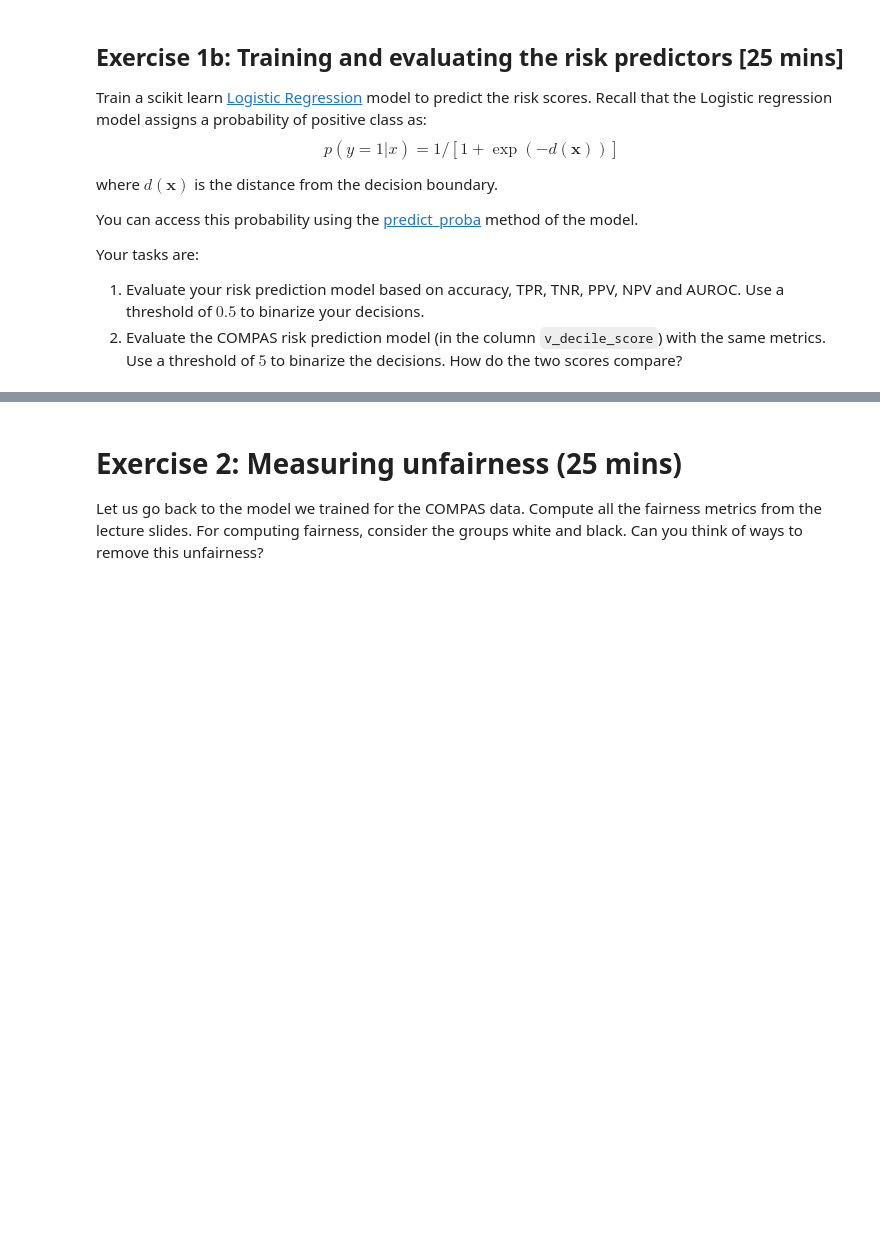
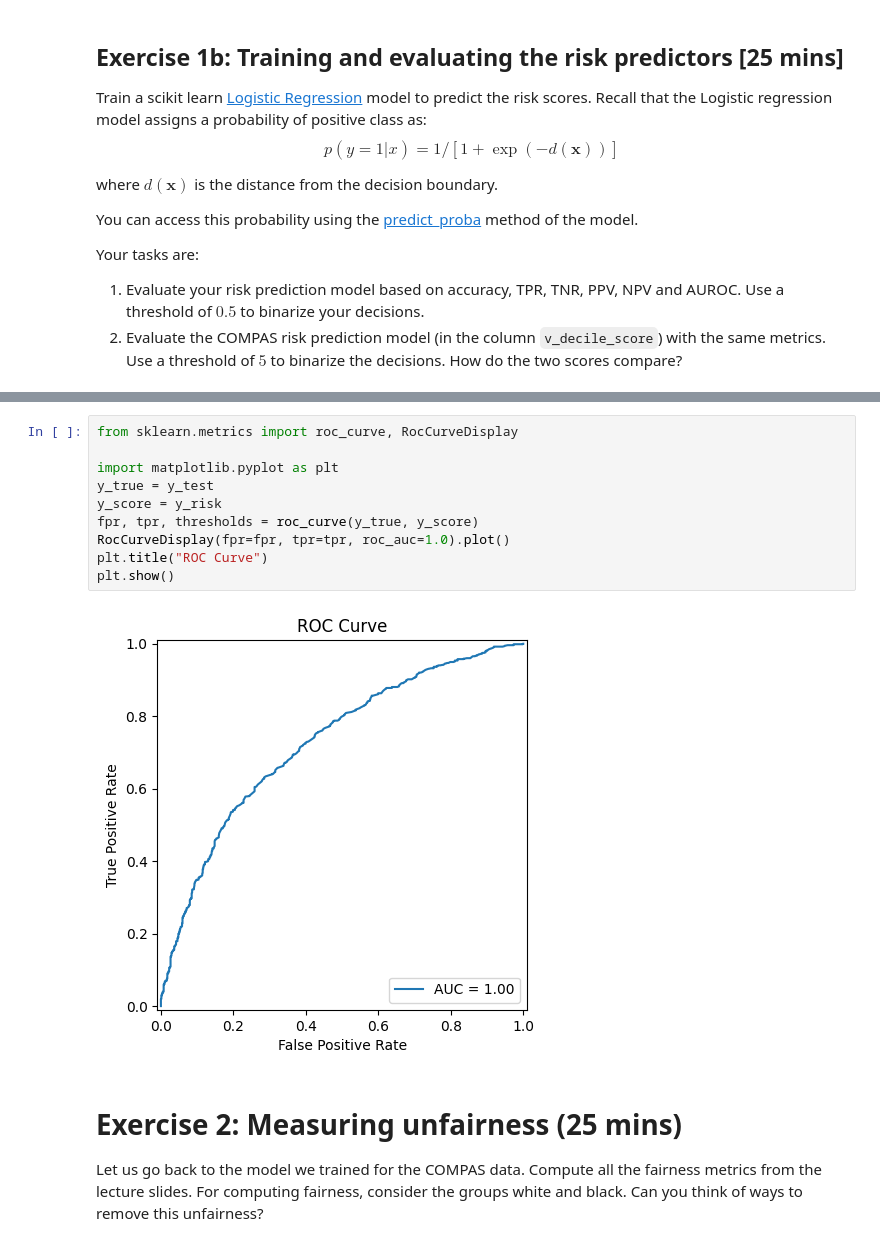
Before and after one commit to HuettenaTHOR/Responsible-AI-SS25, a Jupyter notebook: week 2/exercise_and_solution.ipynb, the cells around one changed output, grey strips where cells are left out. Cells and saved outputs as stored; diff of their text form; blank space fills up the shorter version.

```diff
--- a/week 2/exercise_and_solution.ipynb
+++ b/week 2/exercise_and_solution.ipynb
@@ -111,3 +169,15 @@ y_risk = model.predict_proba(x_test)[:,1]
+# %%
+from sklearn.metrics import roc_curve, RocCurveDisplay
+
+import matplotlib.pyplot as plt
+y_true = y_test
+y_score = y_risk
+fpr, tpr, thresholds = roc_curve(y_true, y_score)
+RocCurveDisplay(fpr=fpr, tpr=tpr, roc_auc=1.0).plot()
+plt.title("ROC Curve")
+plt.show()
+# %% [output]
+[figure, added]
 # %% [markdown]
 # Exercise 2: Measuring unfairness (25 mins)
 Let us go back to the model we trained for the COMPAS data. Compute all the fairness metrics from the lecture slides. For computing fairness, consider the groups white and black. Can you think of ways to remove this unfairness?
```
Also changed, not shown: parts of 6 cells of this notebook, 5 other files.
